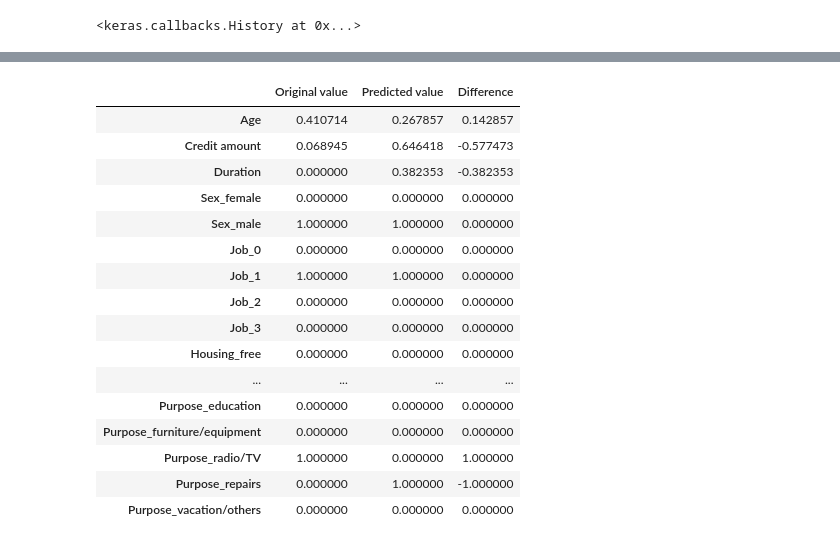
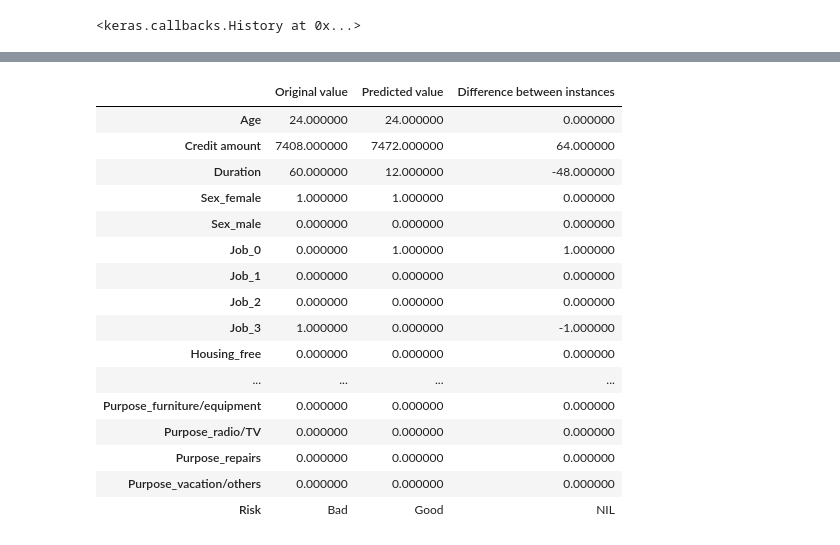
Before and after one commit to Gerard01mm/TFGAvaluacioDeContrafactuals, a Jupyter notebook: Aix360Version.ipynb, the cells around one changed output, grey strips where cells are left out. Cells and saved outputs as stored; diff of their text form; code cells hidden in the pictures.

```diff
--- a/Aix360Version.ipynb
+++ b/Aix360Version.ipynb
@@ -229,39 +161,72 @@ nearest_benign_constrastive = explainer.explain_instance(X)
+# %%
+def rescale(row, col):
+    row_copy = row.copy()
+    if col in dict_min_max_by_col:
+        min_value, max_value = dict_min_max_by_col[col]
+        row_copy = (np.multiply(row, (max_value - min_value)) + min_value)
+    return row_copy
+
+def rescale_prediction(row, columns, top=3):
+    for i in range(top):
+        column = columns[i]
+        min_value, max_value = dict_min_max_by_col[column]
+        row[i] = (np.multiply(row[i], (max_value - min_value)) + min_value)
+
+    return row
 # %%
-original_value = X
-predicted_value = nearest_benign_constrastive[0]["neighbors"][0]
+original_value = original.copy() # X
 
-delta = original_value - predicted_value
-X3 = np.vstack((original_value, predicted_value, delta))
+for i in original_value.columns:
+    original_value[i] = rescale(original_value[i].values, i)
 
+predicted_value = np.array(nearest_benign_constrastive[0]["neighbors"][0])
+predicted_value_with_risk = np.append(predicted_value,
+                                      model.predict(predicted_value.reshape(1, predicted_value.shape[0])))
+
+predicted_value_with_risk = rescale_prediction(predicted_value_with_risk, original_value.columns)
+predicted_value_with_risk = predicted_value_with_risk.reshape(1, predicted_value_with_risk.shape[0])
+
+delta = predicted_value_with_risk - original_value
+X3 = np.vstack((original_value, predicted_value_with_risk, delta))
 dfre = pd.DataFrame.from_records(X3)
+dfre.columns = original_value.columns
 
-dfre.columns = x_test.columns
-dfre.rename(index={0:'Original value', 1:'Predicted value', 2: "Difference"}, inplace=True)
+dfre.rename(index={0: 'Original value', 1: 'Predicted value', 2: "Difference between instances"}, inplace=True)
+
+# for i in range(len(dfre['Risk']) - 1):
+#     if dfre["Risk"][i] == 0:
+#         dfre["Risk"][i] = "Bad"
+#     else:
+#         dfre["Risk"][i] = "Good"
+dfre["Risk"][0] = "Bad"
+dfre["Risk"][1] = "Good"
+dfre["Risk"][2] = "NIL"
+
 
 dfret = dfre.transpose()
 
 def highlight_ce(s, col, ncols):
     if (type(s[col]) != str):
         if (s[col] != 0):
             return(["background-color: yellow"] * ncols)
-    return (["background-color:white"] * ncols)
+    return (["background-color: white"] * ncols)
 
-dfret.style.apply(highlight_ce, col="Difference", ncols=3, axis=1)
+dfret.style.apply(highlight_ce, col="Difference between instances", ncols=3, axis=1)
 # %% [output]
-|  | Original value | Predicted value | Difference |
-| Age | 0.410714 | 0.267857 | 0.142857 |
-| Credit amount | 0.068945 | 0.646418 | -0.577473 |
-| Duration | 0.000000 | 0.382353 | -0.382353 |
-| Sex_female | 0.000000 | 0.000000 | 0.000000 |
-| Sex_male | 1.000000 | 1.000000 | 0.000000 |
-| Job_0 | 0.000000 | 0.000000 | 0.000000 |
-| Job_1 | 1.000000 | 1.000000 | 0.000000 |
+|  | Original value | Predicted value | Difference between instances |
+| Age | 24.000000 | 24.000000 | 0.000000 |
+| Credit amount | 7408.000000 | 7472.000000 | 64.000000 |
+| Duration | 60.000000 | 12.000000 | -48.000000 |
+| Sex_female | 1.000000 | 1.000000 | 0.000000 |
+| Sex_male | 0.000000 | 0.000000 | 0.000000 |
+| Job_0 | 0.000000 | 1.000000 | 1.000000 |
+| Job_1 | 0.000000 | 0.000000 | 0.000000 |
 | Job_2 | 0.000000 | 0.000000 | 0.000000 |
-| Job_3 | 0.000000 | 0.000000 | 0.000000 |
+| Job_3 | 1.000000 | 0.000000 | -1.000000 |
 | Housing_free | 0.000000 | 0.000000 | 0.000000 |
 | ... | ... | ... | ... |
-| Purpose_education | 0.000000 | 0.000000 | 0.000000 |
 | Purpose_furniture/equipment | 0.000000 | 0.000000 | 0.000000 |
-| Purpose_radio/TV | 1.000000 | 0.000000 | 1.000000 |
-| Purpose_repairs | 0.000000 | 1.000000 | -1.000000 |
+| Purpose_radio/TV | 0.000000 | 0.000000 | 0.000000 |
+| Purpose_repairs | 0.000000 | 0.000000 | 0.000000 |
 | Purpose_vacation/others | 0.000000 | 0.000000 | 0.000000 |
+| Risk | Bad | Good | NIL |
```
Also changed, not shown: parts of 14 cells of this notebook.
